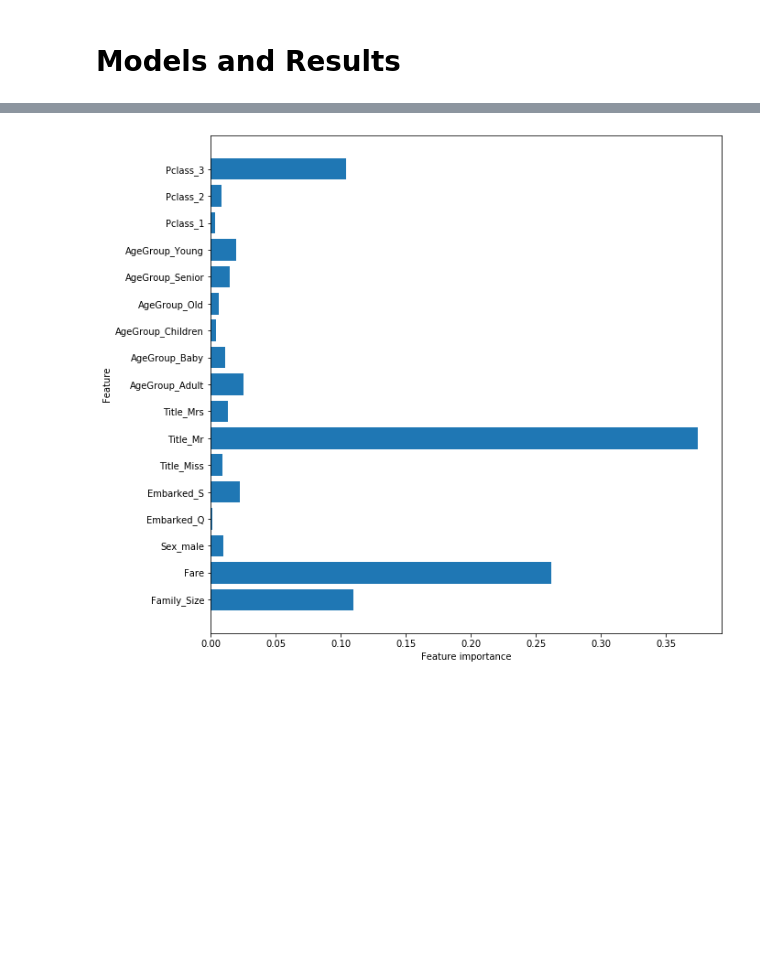
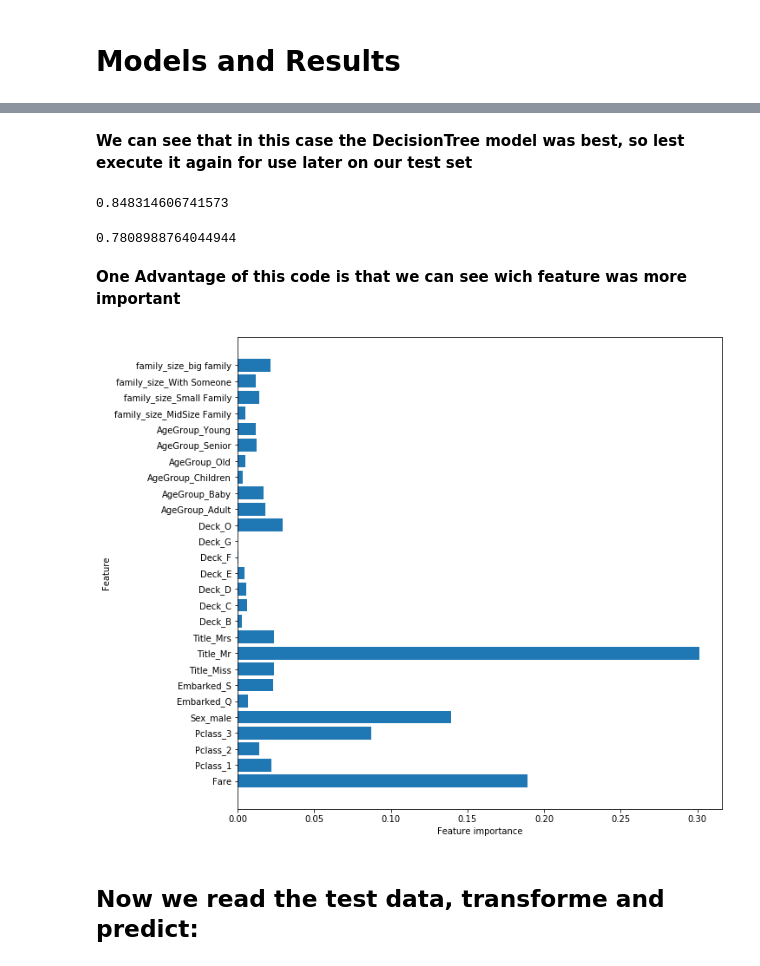
Before and after one commit to Alysonson/KaggleProjects, a Jupyter notebook: 1. Titanic/Titanic.ipynb, the cells around one changed output, grey strips where cells are left out. Saved outputs shown, nothing was run; the diff lists cells and outputs as text; code cells hidden in the pictures; blank space fills up the shorter version.

```diff
--- a/1. Titanic/Titanic.ipynb
+++ b/1. Titanic/Titanic.ipynb
@@ -264,8 +284,7 @@ dfy['Pclass_3'] = data['Pclass_3'].to_list()
+# %%
+X = dfx.iloc[:, :].values
 # %% [markdown]
 ## Split features and class
-# %%
-X = dfy.iloc[:, :].values
-y = dfx.iloc[:, -1].values
 # %%
 from sklearn.model_selection import train_test_split
 
@@ -357,15 +418,37 @@ LogisticRegression(C=1.0, class_weight=None, dual=False, fit_intercept=True,
+# %% [markdown]
+**We can see that in this case the DecisionTree model was best, so lest execute it again for use later on our test set**
+# %%
+from sklearn.ensemble import RandomForestClassifier
+classifier = RandomForestClassifier(n_estimators=180, min_samples_leaf=3,max_features=0.5,n_jobs=-1)
+classifier.fit(X_train,y_train)
+y_pred = classifier.predict(X_test)
+accuracy_score(y_test, y_pred)
+# %% [output]
+0.848314606741573
+# %%
+from sklearn.tree import DecisionTreeClassifier
+classifier = DecisionTreeClassifier()
+classifier.fit(X_train,y_train)
+y_pred = classifier.predict(X_test)
+accuracy_score(y_test, y_pred)
+# %% [output]
+0.7808988764044944
+# %% [markdown]
+**One Advantage of this code is that we can see wich feature was more important**
 # %%
 import matplotlib.pyplot as plt
 
-def plot_feature_importances_cancer(model):
-    n_features = list(dfy.columns)
+def plot_feature_importances(model):
+    n_features = list(dfx.columns)
     fig= plt.figure(figsize=(10,10))
     fig.set_facecolor('xkcd:white')
     plt.barh(range(len(n_features)), model.feature_importances_, align='center')
-    plt.yticks(np.arange(len(n_features)), list(dfy.columns))
+    plt.yticks(np.arange(len(n_features)), list(dfx.columns))
     plt.xlabel("Feature importance")
     plt.ylabel("Feature")
     plt.show()
-plot_feature_importances_cancer(classifier)
+plot_feature_importances(classifier)
 # %% [output]
-[figure, old version]
+[figure, new version]
+# %% [markdown]
+## Now we read the test data, transforme and predict:
```
Also changed, not shown: parts of 38 cells of this notebook, 6 other files.
